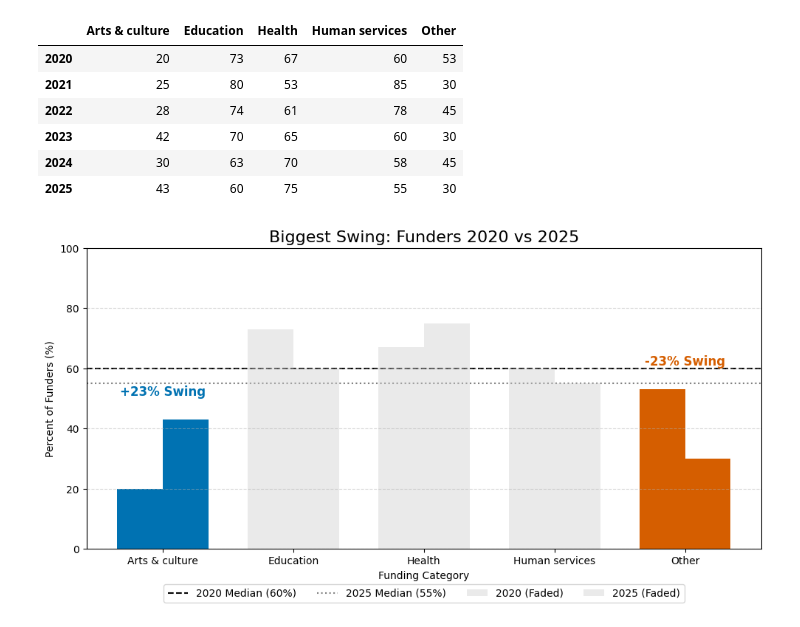
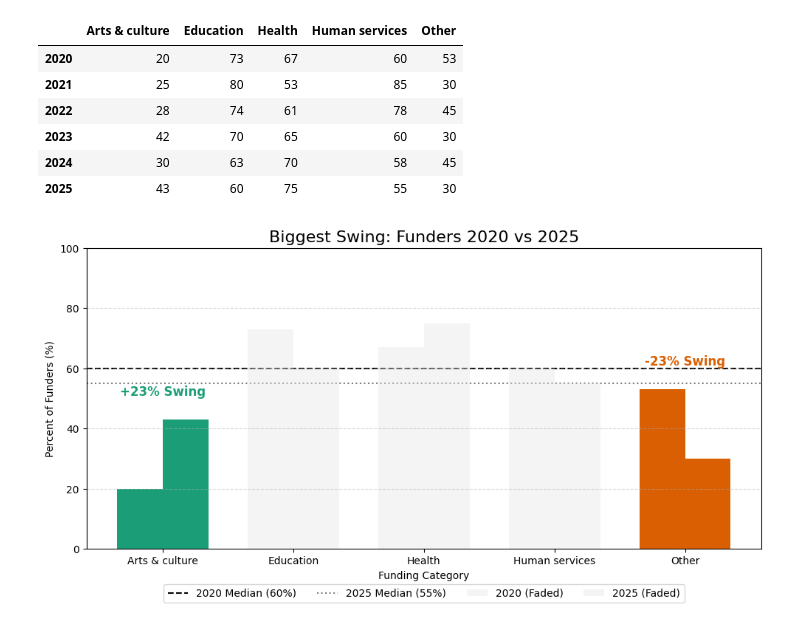
Before and after one commit to danebencedavid/dataviz, a Jupyter notebook: SWD_Challenges/2025/10_October.ipynb, the cells around one changed output. Cells and saved outputs as stored; diff of their text form; code cells hidden in the pictures.

Commit message:
clrblnd

```diff
--- a/SWD_Challenges/2025/10_October.ipynb
+++ b/SWD_Challenges/2025/10_October.ipynb
@@ -32,8 +32,10 @@ width = 0.35
 fig, ax = plt.subplots(figsize=(10, 6))
 
 highlight_categories = ['Arts & culture', 'Other']
-highlight_color = {'Arts & culture': '#0072B2', 'Other': '#D55E00'}
-fade_color = '#CCCCCC'
+#highlight_color = {'Arts & culture': '#0072B2', 'Other': '#D55E00'}
+highlight_color = {'Arts & culture': '#1B9E77', 'Other': '#D95F02'}
+#fade_color = '#CCCCCC'
+fade_color = '#E5E5E5'
 fade_alpha = 0.4
 
 median_2020 = df.loc[2020].median()
@@ -59,32 +61,32 @@ for i, cat in enumerate(categories):
 
         ax.bar(x[i] - width/2, start_val, width, color=color, alpha=alpha)
         ax.bar(x[i] + width/2, end_val, width, color=color, alpha=alpha)
 
         callout_text = f'{net_change:+.0f}% Swing'
 
         text_y_position = max(start_val, end_val) + 5
 
         ax.text(x[i], max(start_val, end_val) + 7,
                 callout_text,
                 ha='center', va='bottom', fontsize=12, fontweight='bold', color=color)
 
 ax.set_title('Biggest Swing: Funders 2020 vs 2025', fontsize=16)
 ax.set_ylabel('Percent of Funders (%)')
 ax.set_xlabel('Funding Category')
 ax.set_xticks(x)
 ax.set_xticklabels(categories)
 
 handles, labels = ax.get_legend_handles_labels()
 legend_handles = [h for h, l in zip(handles, labels) if 'Median' in l] + [h for h, l in zip(handles, labels) if 'Median' not in l]
 legend_labels = [l for l in labels if 'Median' in l] + ['2020 (Faded)', '2025 (Faded)']
 
 
 ax.legend(legend_handles, legend_labels, loc='upper center', bbox_to_anchor=(0.5, -0.1), ncol=4)
 
 plt.ylim(0, 100)
 ax.grid(axis='y', linestyle='--', alpha=0.5, zorder=0)
 plt.tight_layout(rect=[0, 0.1, 1, 1])
 
-plt.savefig('10_October.png')
+plt.savefig('10_October_clrblnd.png')
 # %% [output]
-[figure, old version]
+[figure, new version]
```
Also changed, not shown: 1 other file.
